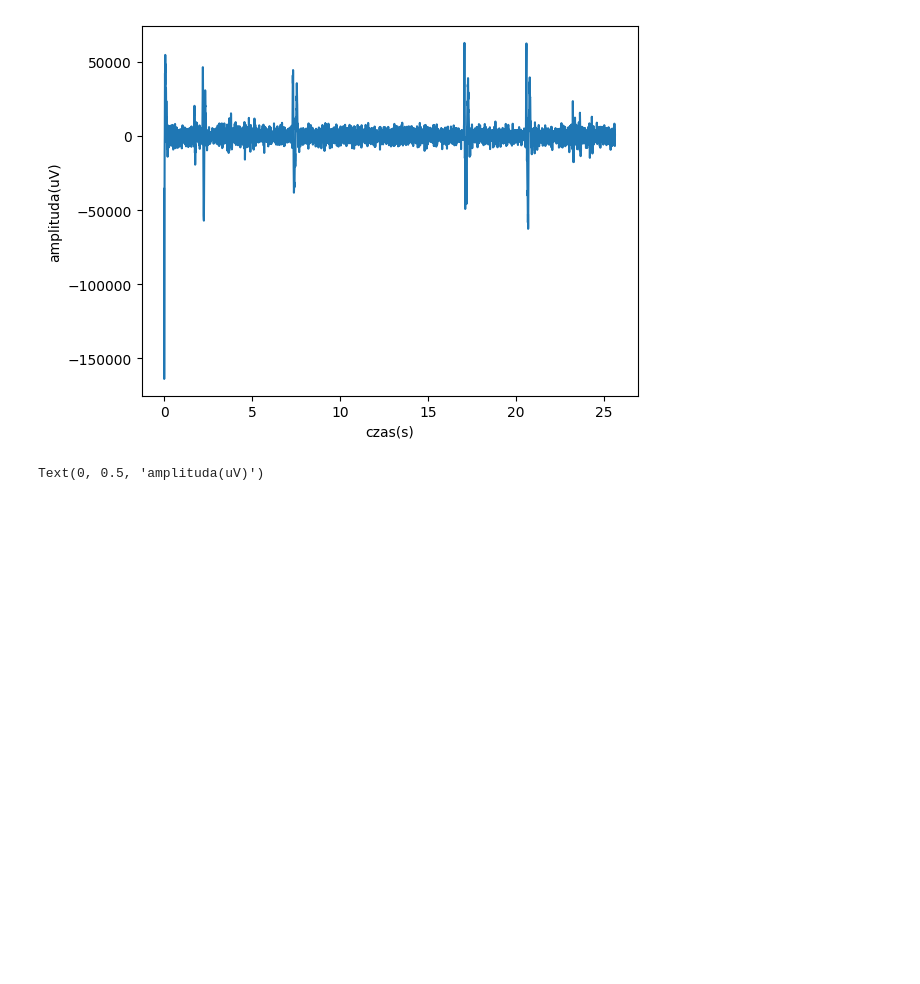
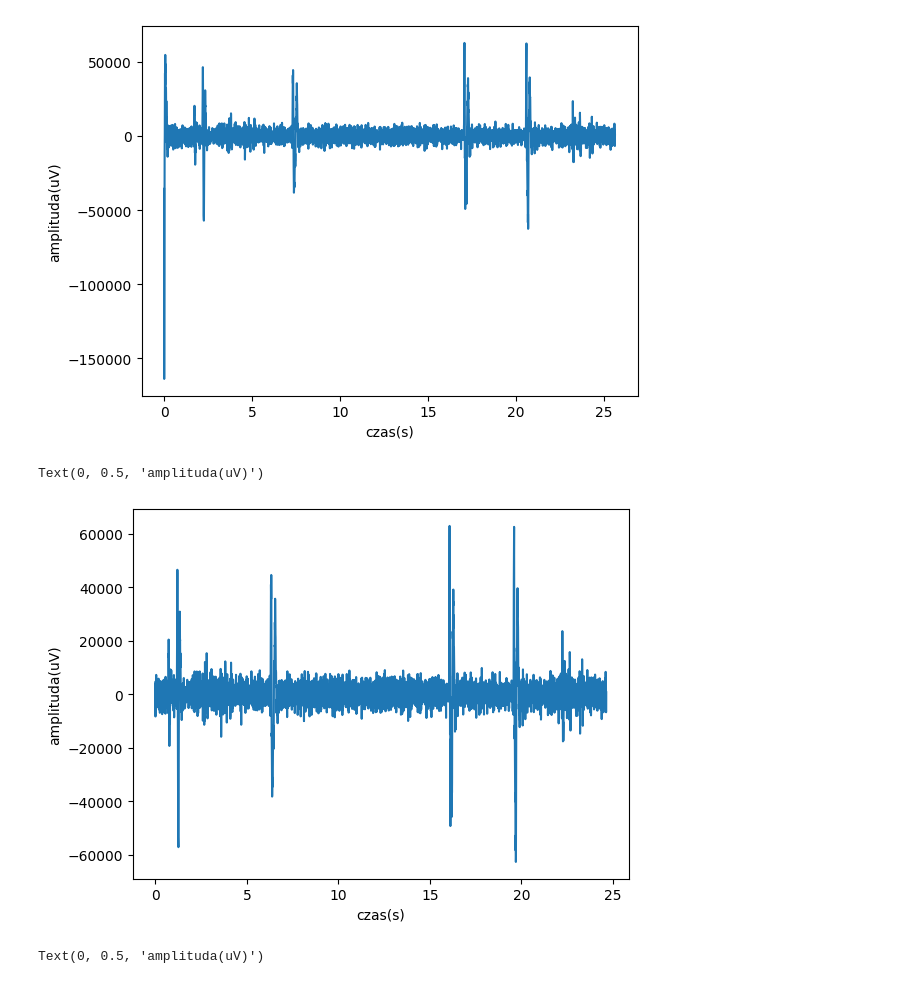
Before and after one commit to kkaaja/projekt, a Jupyter notebook: Słowo z 2 pliku.ipynb, the cells around one changed output. Drawn from its saved outputs; the diff is of its cells as text; code cells hidden in the pictures; blank space fills up the shorter version.

```diff
--- a/Słowo z 2 pliku.ipynb
+++ b/Słowo z 2 pliku.ipynb
@@ -52,6 +52,14 @@ Text(0, 0.5, 'amplituda(uV)')
 [figure]
 # %%
 sygnal = np.array(df['signal'][250:])
+# %%
+t = np.linspace(0, len(sygnal)/250, len(sygnal))
+plt.plot(t, sygnal)
+plt.xlabel('czas(s)')
+plt.ylabel('amplituda(uV)')
+# %% [output]
+Text(0, 0.5, 'amplituda(uV)')
+[figure, added]
 # %%
 t = np.linspace(0, len(sygnal)/250, len(sygnal))
 plt.plot(t, sygnal)
```
Also changed, not shown: parts of 10 cells of this notebook.
